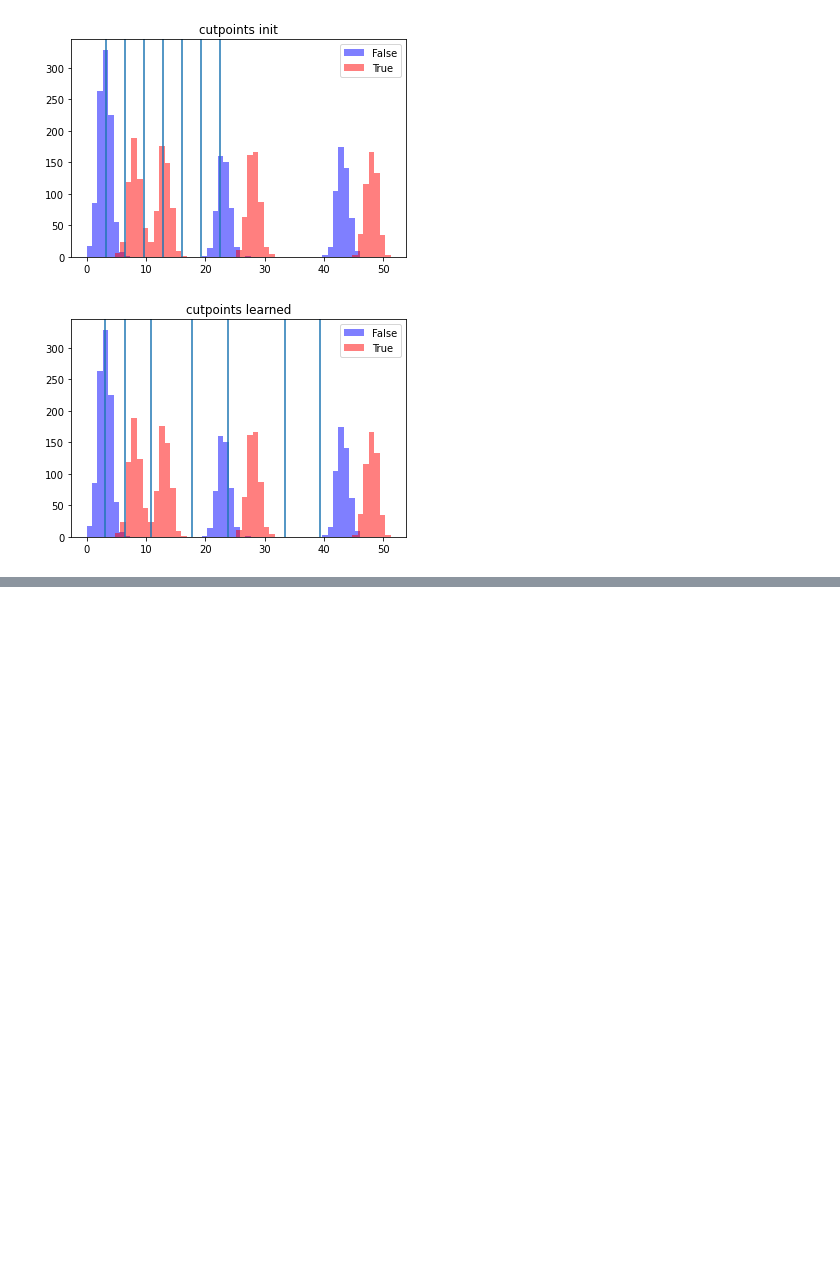
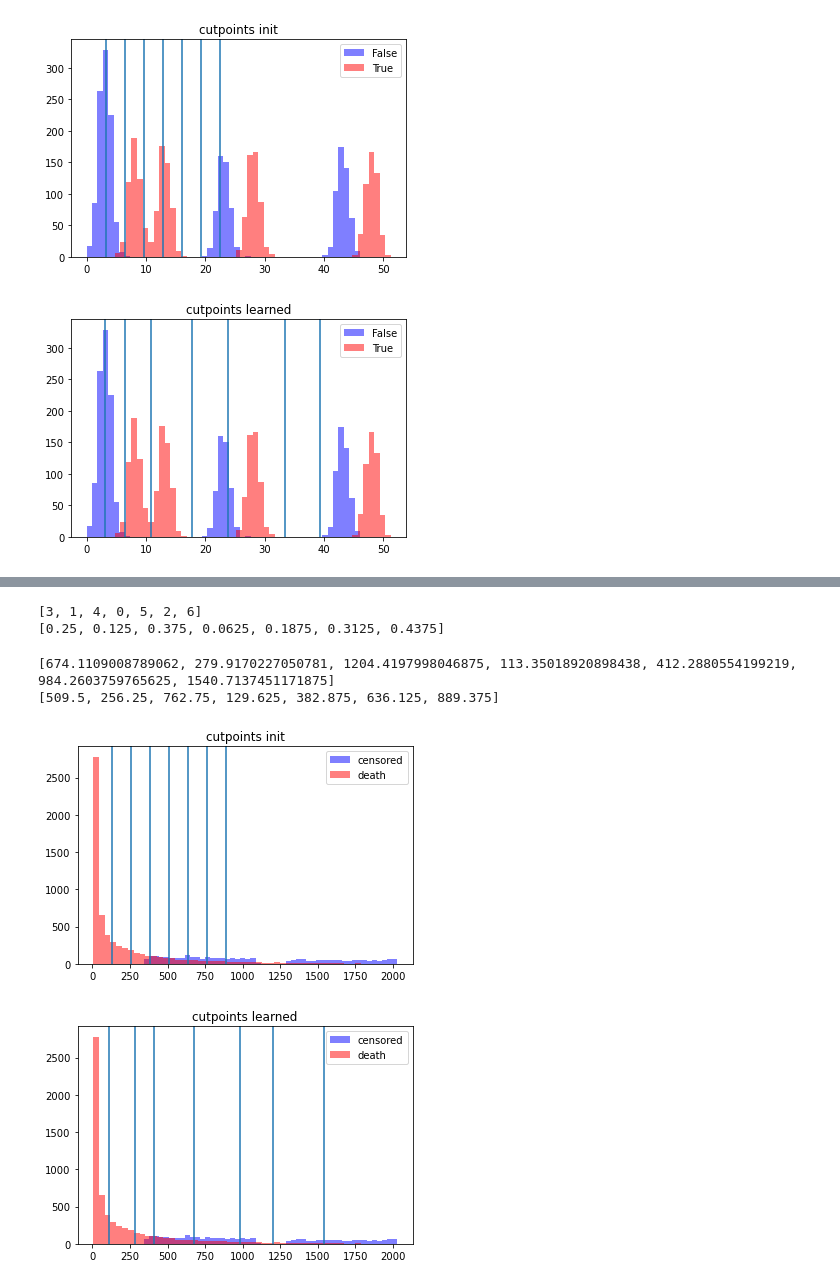
Before and after one commit to JimmyJHickey/Dynamic-Survival-Cutpoints, a Jupyter notebook: multinomial_loss.ipynb, the cells around one changed output, grey strips where cells are left out. Saved outputs shown, nothing was run; the diff lists cells and outputs as text; code cells hidden in the pictures; blank space fills up the shorter version.

```diff
--- a/multinomial_loss.ipynb
+++ b/multinomial_loss.ipynb
@@ -639,0 +770,50 @@ plt.show()
+# %%
+depth = 2
+root = Node(0)
+build_tree(root, depth)
+inorder_traversal = inorder(root, depth)
+print([c.index for c in inorder_traversal])
+equal_spacings = [(i+1)/(2**(depth+1)) for i in range(0, 2**(depth+1) + -1)]
+cutpoint0 = [0] * len(inorder_traversal)
+
+for i in range(0, len(inorder_traversal)):
+    index = inorder_traversal[i].index
+    cutpoint0[index] = equal_spacings[i]/2
+
+print(cutpoint0)
+# %% [output]
+[3, 1, 4, 0, 5, 2, 6]
+[0.25, 0.125, 0.375, 0.0625, 0.1875, 0.3125, 0.4375]
+# %%
+m = Model(X, t.values, depth = depth, cutpoint0=cutpoint0)
+m.train()
+# %%
+cutpoints = [ (m.sigmoid(cutpoint) * (max(t) - min(t)) + min(t)).item() for cutpoint in m.cutpoint_logit ]
+print(cutpoints)
+cutpoints_init = [cutpoint * (max(t)-min(t)) + min(t) for cutpoint in cutpoint0]
+print(cutpoints_init)
+
+plt.hist(t[y==0], bins=50, alpha = 0.5, color = "blue", label="censored")
+plt.hist(t[y==1], bins=50, alpha = 0.5, color = "red", label="death")
+
+for cutpoint in cutpoints_init:
+    plt.axvline(cutpoint)
+
+plt.legend()
+plt.title("cutpoints init")
+plt.show()
+
+plt.hist(t[y==0], bins=50, alpha = 0.5, color = "blue", label="censored")
+plt.hist(t[y==1], bins=50, alpha = 0.5, color = "red", label="death")
+
+for cutpoint in cutpoints:
+    plt.axvline(cutpoint)
+
+plt.legend()
+plt.title("cutpoints learned")
+plt.show()
+# %% [output]
+[674.1109008789062, 279.9170227050781, 1204.4197998046875, 113.35018920898438, 412.2880554199219, 984.2603759765625, 1540.7137451171875]
+[509.5, 256.25, 762.75, 129.625, 382.875, 636.125, 889.375]
+[figure, added]
+[figure, added]
```
Also changed, not shown: parts of 15 cells of this notebook, 1 other file.
